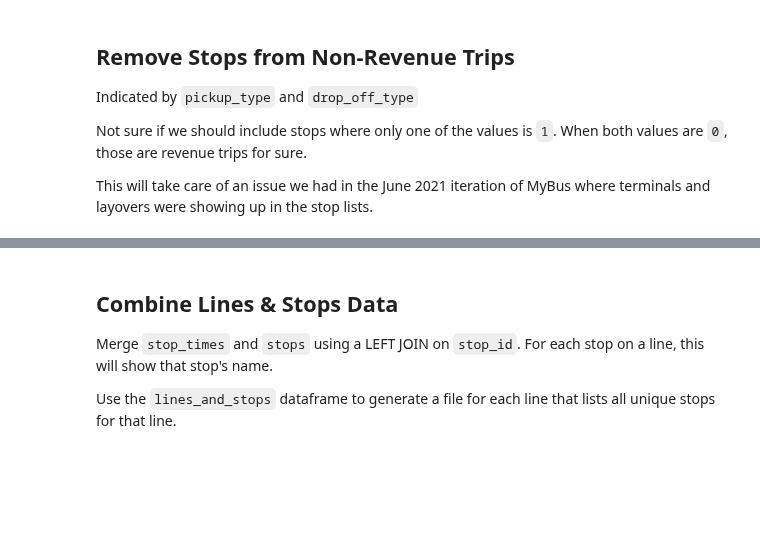
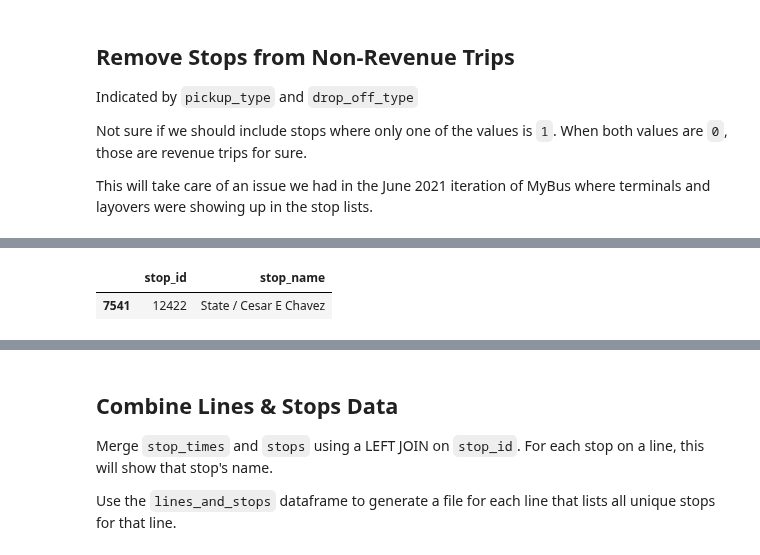
Before and after one commit to LACMTA/mybus-dev, a Jupyter notebook: notebooks/stops-dropdown.ipynb, the cells around one changed output, grey strips where cells are left out. Cells and saved outputs as stored; diff of their text form; code cells hidden in the pictures; blank space fills up the shorter version.

Commit message:
update name for stop_id 12422

```diff
--- a/notebooks/stops-dropdown.ipynb
+++ b/notebooks/stops-dropdown.ipynb
@@ -53,0 +58,7 @@ stop_times = stop_times[(stop_times.pickup_type == 0) | (stop_times.drop_off_typ
+# %%
+stops.loc[stops.stop_id == '12422', 'stop_name'] = 'State / Cesar E Chavez'
+
+#stops[stops.stop_id == '12422']
+# %% [output]
+|  | stop_id | stop_name |
+| 7541 | 12422 | State / Cesar E Chavez |
```
Also changed, not shown: parts of 2 cells of this notebook.
